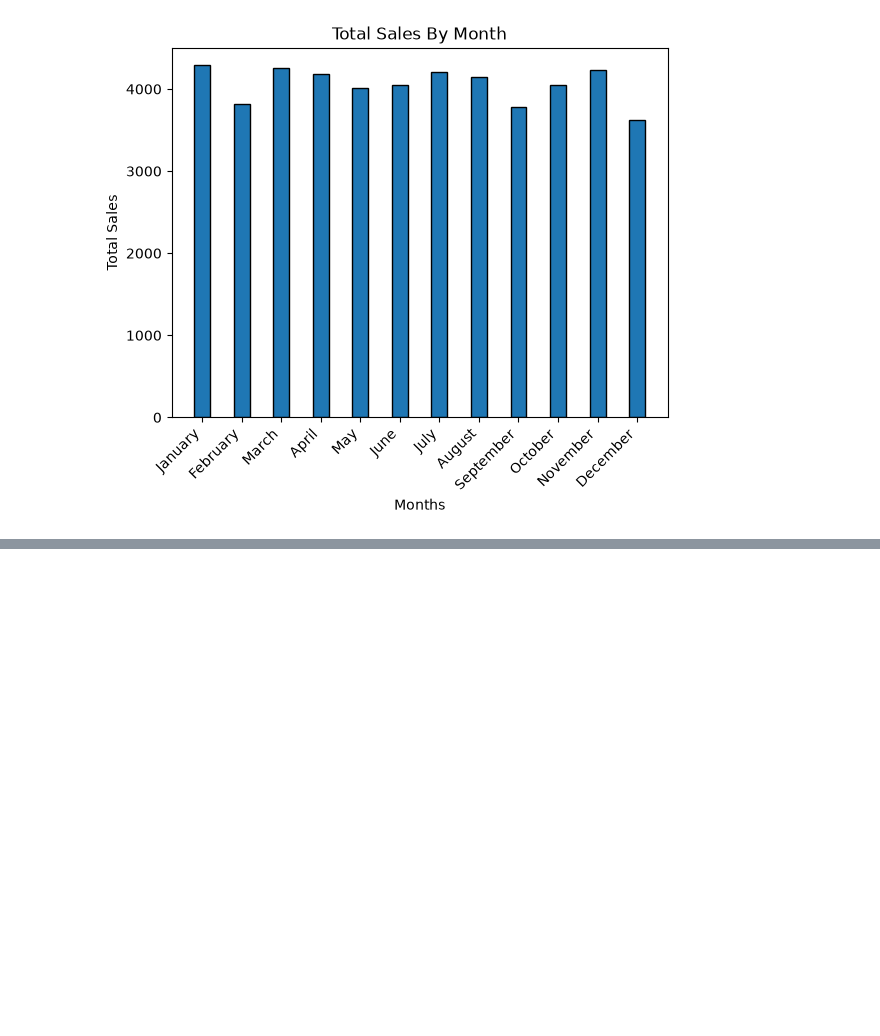
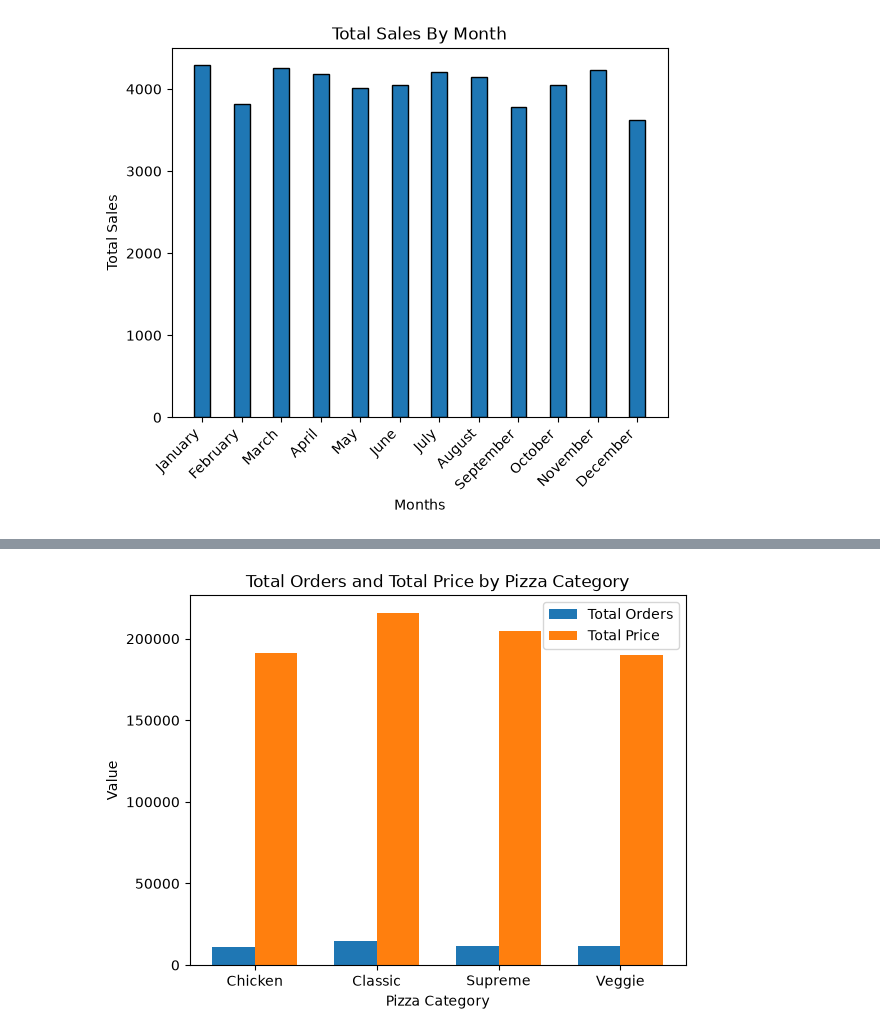
Before and after one commit to BIDUR2062/project_datascience, a Jupyter notebook: Pizza Sales Analysis/pizza_basics_analysis.ipynb, the cells around one changed output, grey strips where cells are left out. Cells and saved outputs as stored; diff of their text form; code cells hidden in the pictures; blank space fills up the shorter version.

```diff
--- a/Pizza Sales Analysis/pizza_basics_analysis.ipynb
+++ b/Pizza Sales Analysis/pizza_basics_analysis.ipynb
@@ -166,0 +222,5 @@ Text(0.5, 1.0, 'Total Sales By Month')
+# %%
+each_category_pizza_info=df.groupby(['pizza_category']).agg(
+    Total_prize=('unit_price','sum'),
+    Total_Orders=('pizza_id','count')).reset_index()
+each_category_pizza_info
@@ -166,0 +233,30 @@ Text(0.5, 1.0, 'Total Sales By Month')
+# %%
+import numpy as np
+
+x = np.arange(len(each_category_pizza_info['pizza_category']))
+width = 0.35
+
+plt.bar(
+    x - width/2,
+    each_category_pizza_info['Total_Orders'],
+    width,
+    label='Total Orders'
+)
+
+plt.bar(
+    x + width/2,
+    each_category_pizza_info['Total_prize'],
+    width,
+    label='Total Price'
+)
+
+plt.xticks(x, each_category_pizza_info['pizza_category'])
+
+plt.xlabel('Pizza Category')
+plt.ylabel('Value')
+plt.title('Total Orders and Total Price by Pizza Category')
+
+plt.legend()
+plt.show()
+# %% [output]
+[figure, added]
```
Also changed, not shown: parts of 4 cells of this notebook.
